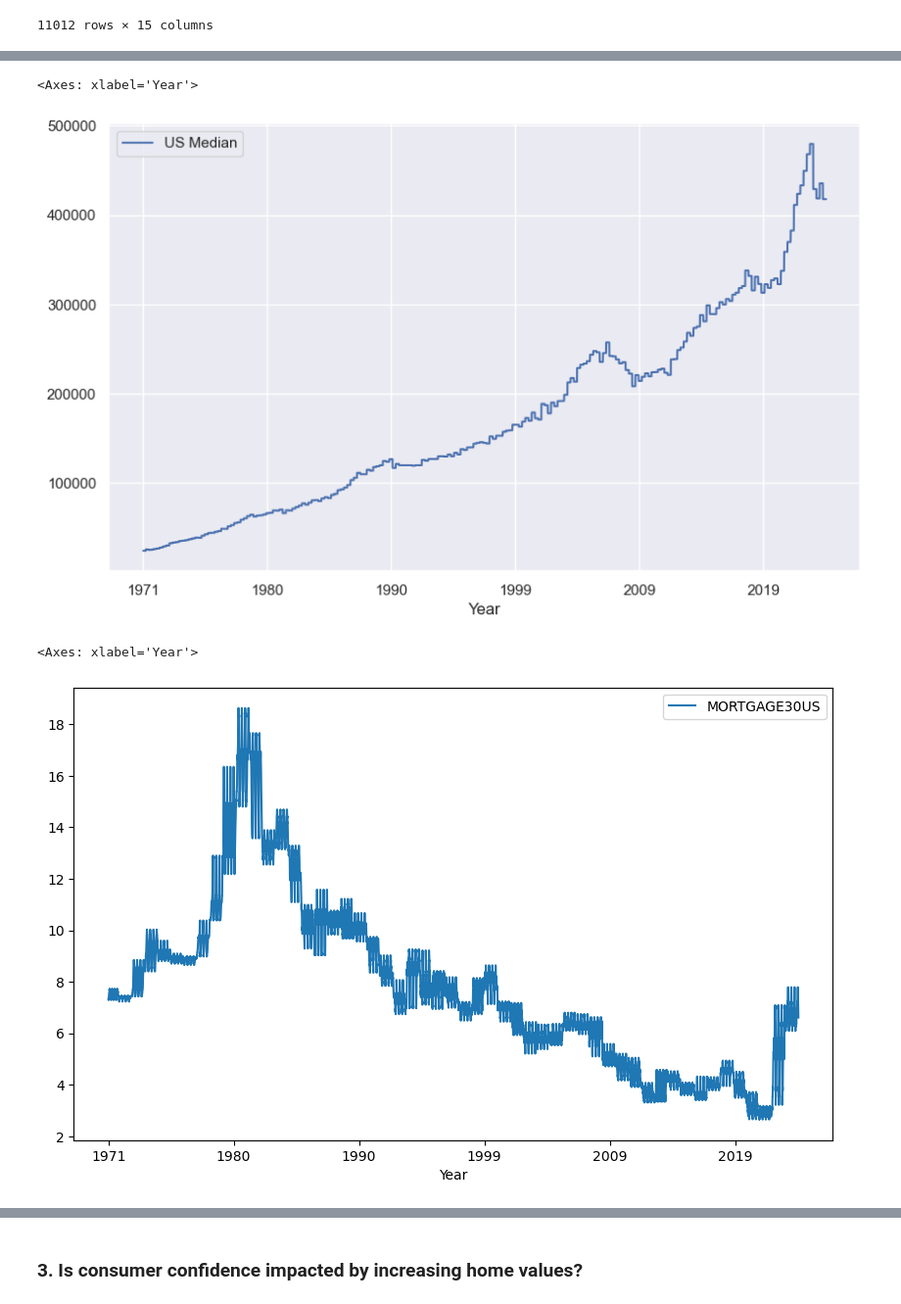
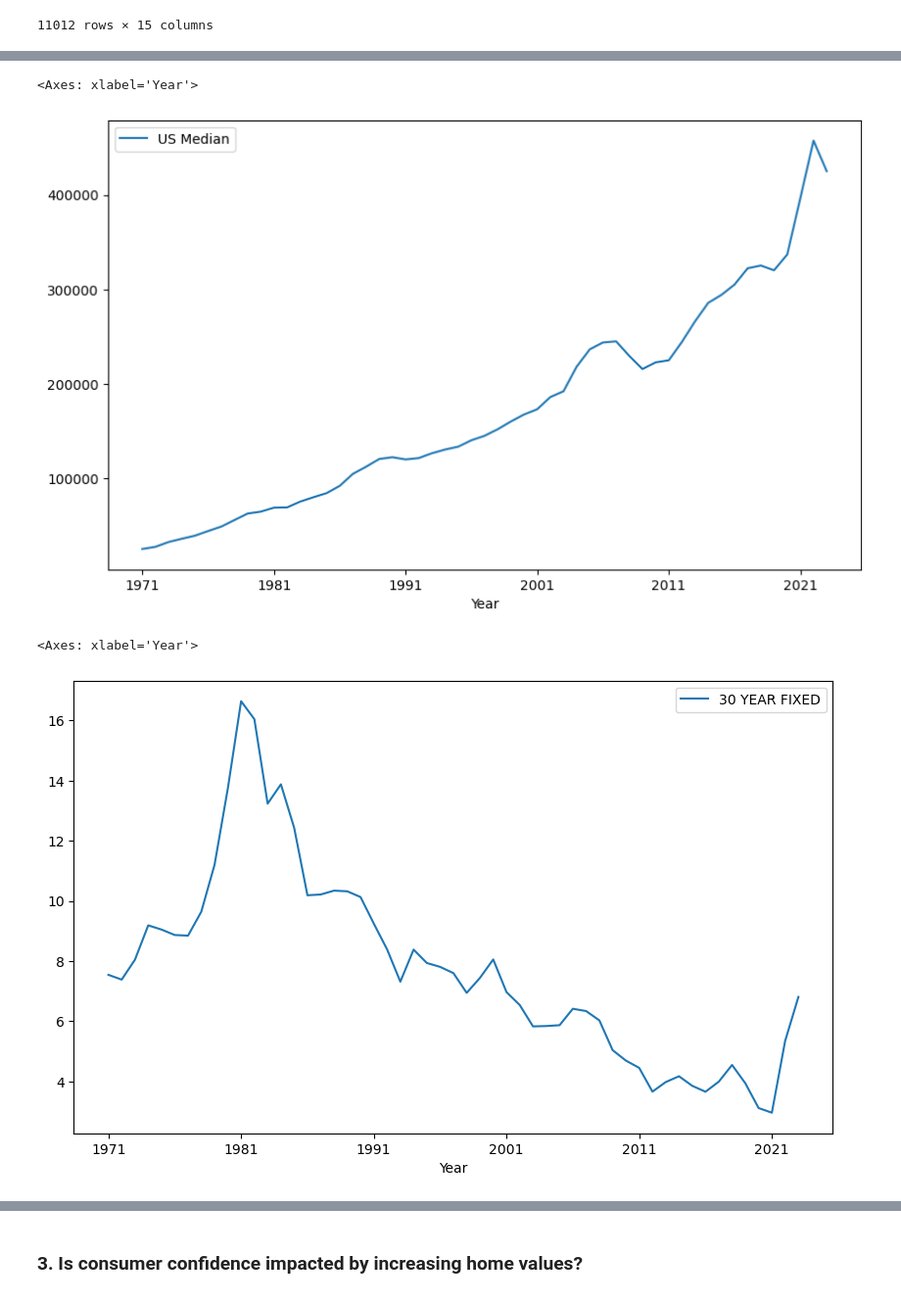
Before and after one commit to mwestonjr/Capstone, a Jupyter notebook: avg_home_sales.ipynb, the cells around one changed output, grey strips where cells are left out. Shown at 98% size. Saved outputs shown, nothing was run; the diff lists cells and outputs as text; code cells hidden in the pictures.

```diff
--- a/avg_home_sales.ipynb
+++ b/avg_home_sales.ipynb
@@ -305,7 +305,7 @@ home_sales.plot(kind = 'line',
 <Axes: xlabel='Period'>
 [figure]
 # %%
-value_by_quarter = pd.read_csv('../capstone/data/value_by_quarter.csv')
+value_by_quarter = pd.read_csv('../data/value_by_quarter.csv')
 # %%
 value_by_quarter
 # %% [output]
@@ -493,7 +509,7 @@ home_merge.plot(kind = 'line',
 # %% [markdown]
 ### 2.	How do rates impact home values.
 # %%
-thirty_fixed = pd.read_csv('../capstone/data/MORTGAGE30US.csv')
+thirty_fixed = pd.read_csv('../data/MORTGAGE30US.csv')
 # %% [markdown]
 https://fred.stlouisfed.org/series/MORTGAGE30US
 # %%
@@ -530,6 +546,6 @@ thirty_fixed
 2768 rows × 2 columns
 # %%
-thirty_fixed[["Year", "Month", "Day"]] = thirty_fixed['DATE'].str.split('-', expand = True)
+thirty_fixed[["Month", "Day", "Year"]] = thirty_fixed['DATE'].str.split('/', expand = True)
 # %%
 thirty_fixed
 # %% [output]
@@ -584,3 +600,6 @@ fixed_value_merge
 | 11010 | 417700 | 698000 | 363000 | 387300 | 517800 | 492300 | 861100 | 412100 | 447800 | ... |
 | 11011 | 417700 | 698000 | 363000 | 387300 | 517800 | 492300 | 861100 | 412100 | 447800 | ... |
 11012 rows × 15 columns
+# %%
+fixed_value_merge = fixed_value_merge.groupby('Year')[['US Median', '30 YEAR FIXED']].mean().reset_index()
+fixed_value_merge
@@ -605,12 +635,12 @@ fixed_value_merge.plot(kind = 'line',
                        figsize = (10,6))
 # %% [output]
 <Axes: xlabel='Year'>
-[figure, old version]
+[figure, new version]
 # %%
 fixed_value_merge.plot(kind = 'line',
                        x = 'Year',
-                       y = ['MORTGAGE30US'],
+                       y = ['30 YEAR FIXED'],
                        figsize = (10,6))
 # %% [output]
 <Axes: xlabel='Year'>
-[figure, old version]
+[figure, new version]
```
Also changed, not shown: parts of 57 cells of this notebook.
